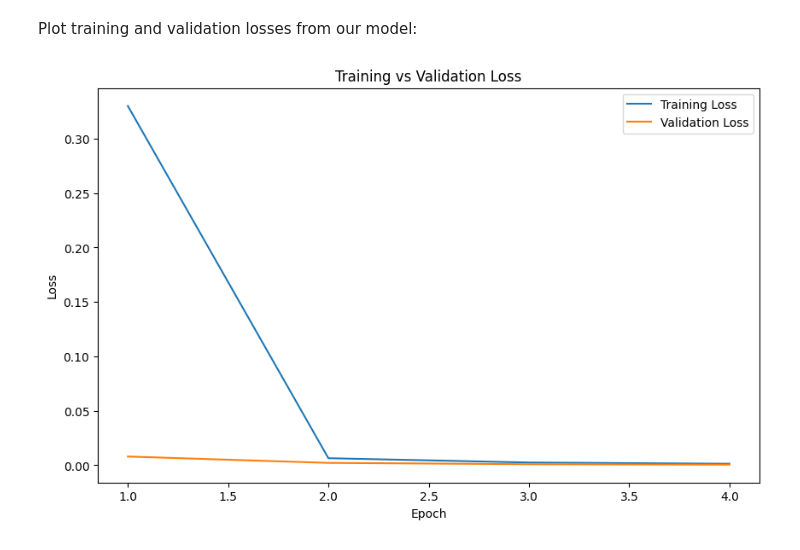
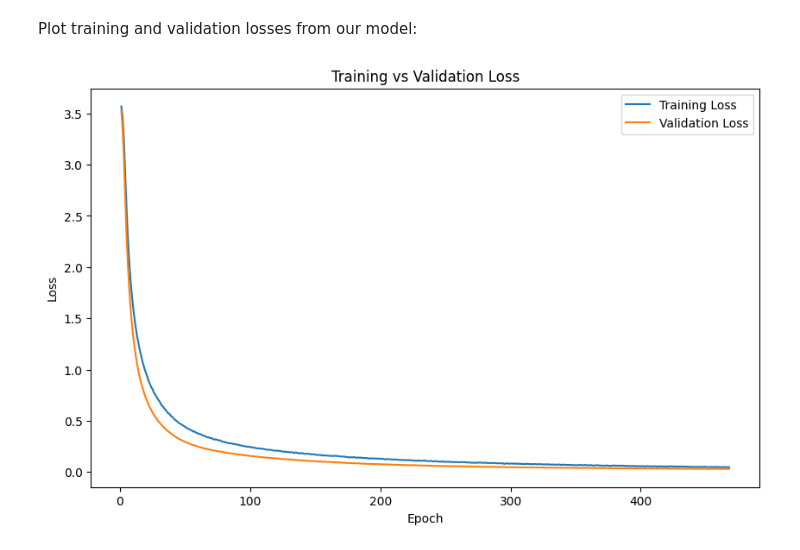
Before and after one commit to speakerchef/CoolASL, a Jupyter notebook: notebooks/visualizations.ipynb, the cells around one changed output. Cells and saved outputs as stored; diff of their text form; code cells hidden in the pictures.

```diff
--- a/notebooks/visualizations.ipynb
+++ b/notebooks/visualizations.ipynb
@@ -3,25 +3,26 @@ Plot training and validation losses from our model:
 # %%
 from configs.cfg_importer import import_cfg
 import matplotlib.pyplot as plt
 import json
 
-date = "08_02_2026_00_22_59" # Enter training date to plot correct metrics
-
-with open(f'../logs/model-metrics/model_metrics_{date}.json', 'r') as f:
+date = "08_02_2026_19_36_20" # Enter training date to plot correct metrics
+model = "lmc"
+num_epochs = 468 # Enter here if early stop
+with open(f'../logs/model-metrics/model_metrics_{model}_{date}.json', 'r') as f:
     metrics = json.load(f)
 
 train_losses = metrics['training_loss']
 val_losses = metrics['validation_loss']
 
 cfg = import_cfg()
 
 plt.figure(figsize=(10, 6))
-plt.plot(range(1, cfg['num_epochs'] + 1), train_losses, label="Training Loss")
-plt.plot(range(1, cfg['num_epochs'] + 1), val_losses, label="Validation Loss")
+plt.plot(range(1, num_epochs + 1), train_losses, label="Training Loss")
+plt.plot(range(1, num_epochs + 1), val_losses, label="Validation Loss")
 plt.xlabel("Epoch")
 plt.ylabel("Loss")
 plt.title("Training vs Validation Loss")
 plt.legend()
 plt.show()
 # %% [output]
-[figure, old version]
+[figure, new version]
```
Also changed, not shown: 4 other files.
